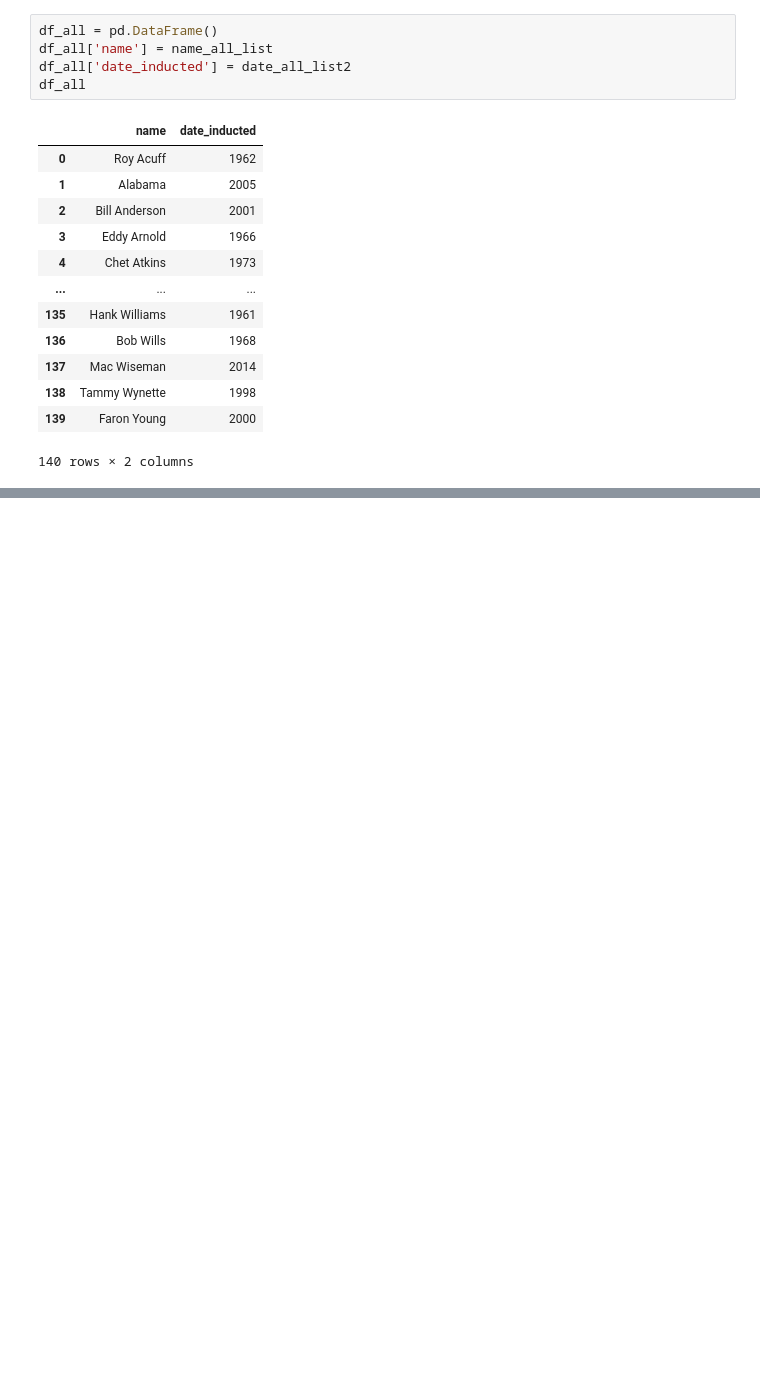
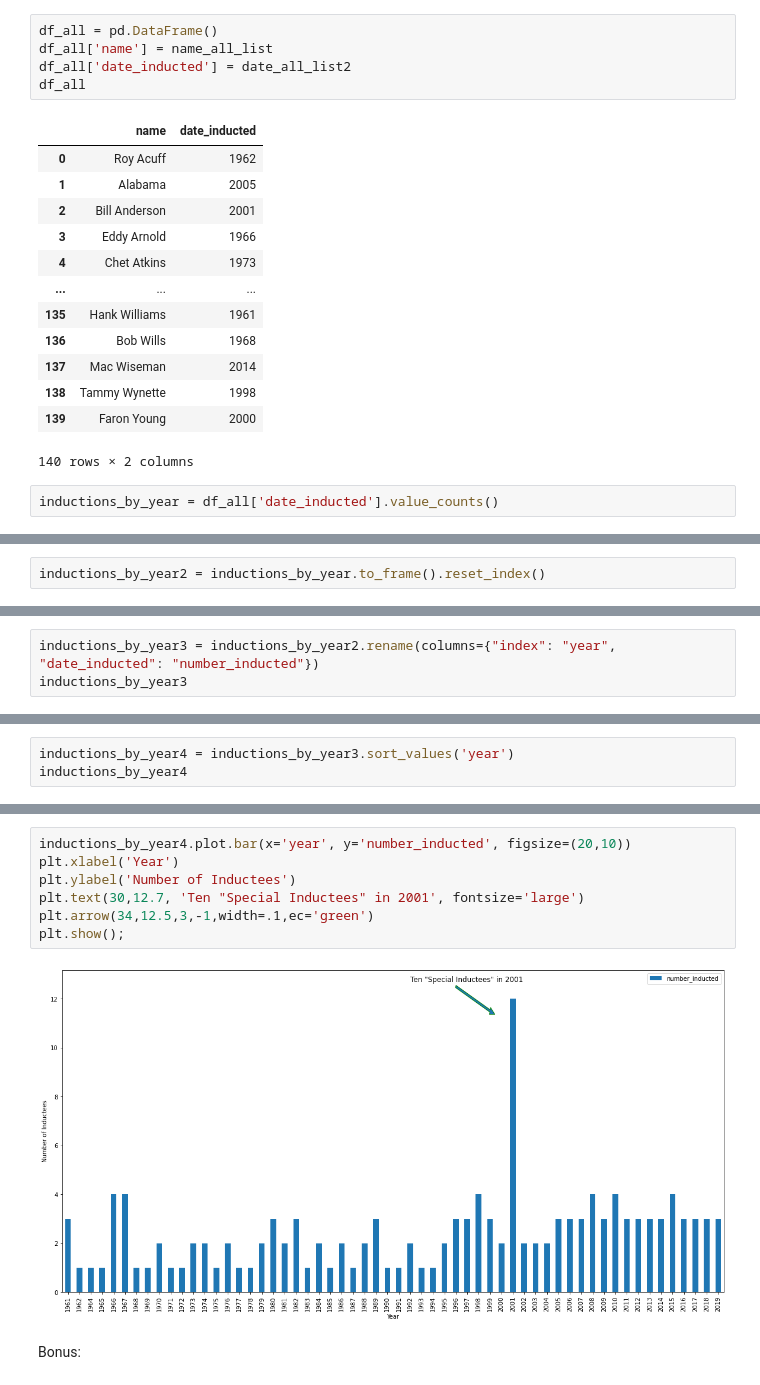
Before and after one commit to ryanhilber93/python-web-scraping-country-music-hof, a Jupyter notebook: country_music_HOF_webscraping.ipynb, the cells around one changed output, grey strips where cells are left out. Saved outputs shown, nothing was run; the diff lists cells and outputs as text; blank space fills up the shorter version.

```diff
--- a/country_music_HOF_webscraping.ipynb
+++ b/country_music_HOF_webscraping.ipynb
@@ -319,3 +320,5 @@ df_all
 | 138 | Tammy Wynette | 1998 |
 | 139 | Faron Young | 2000 |
 140 rows × 2 columns
+# %%
+inductions_by_year = df_all['date_inducted'].value_counts()
@@ -321,0 +345,2 @@ df_all
+# %%
+inductions_by_year2 = inductions_by_year.to_frame().reset_index()
@@ -321,0 +367,3 @@ df_all
+# %%
+inductions_by_year3 = inductions_by_year2.rename(columns={"index": "year", "date_inducted": "number_inducted"})
+inductions_by_year3
@@ -321,0 +388,3 @@ df_all
+# %%
+inductions_by_year4 = inductions_by_year3.sort_values('year')
+inductions_by_year4
@@ -321,0 +409,11 @@ df_all
+# %%
+inductions_by_year4.plot.bar(x='year', y='number_inducted', figsize=(20,10))
+plt.xlabel('Year')
+plt.ylabel('Number of Inductees')
+plt.text(30,12.7, 'Ten "Special Inductees" in 2001', fontsize='large')
+plt.arrow(34,12.5,3,-1,width=.1,ec='green')
+plt.show();
+# %% [output]
+[figure, added]
+# %% [markdown]
+Bonus:
```
Also changed, not shown: parts of 35 cells of this notebook.
